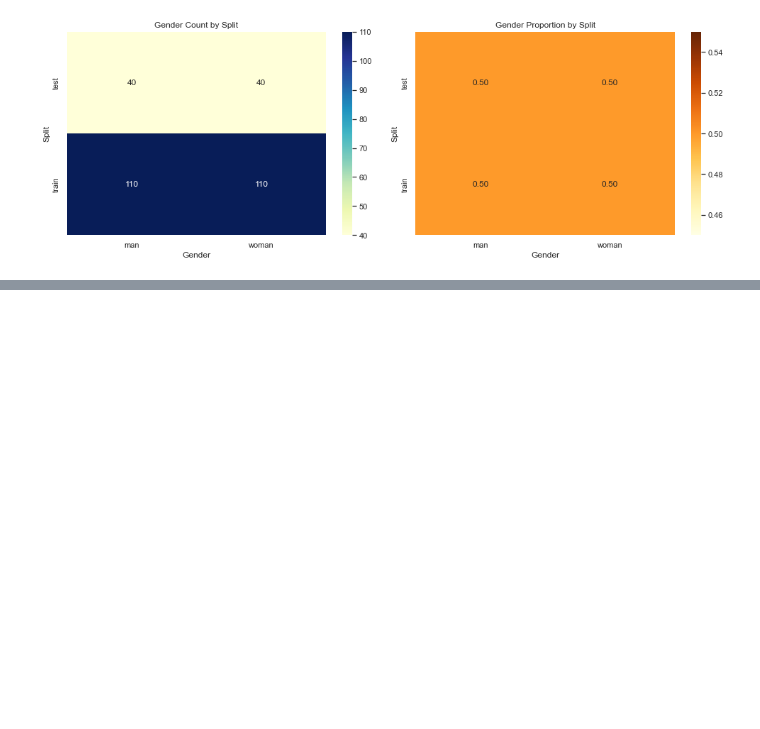
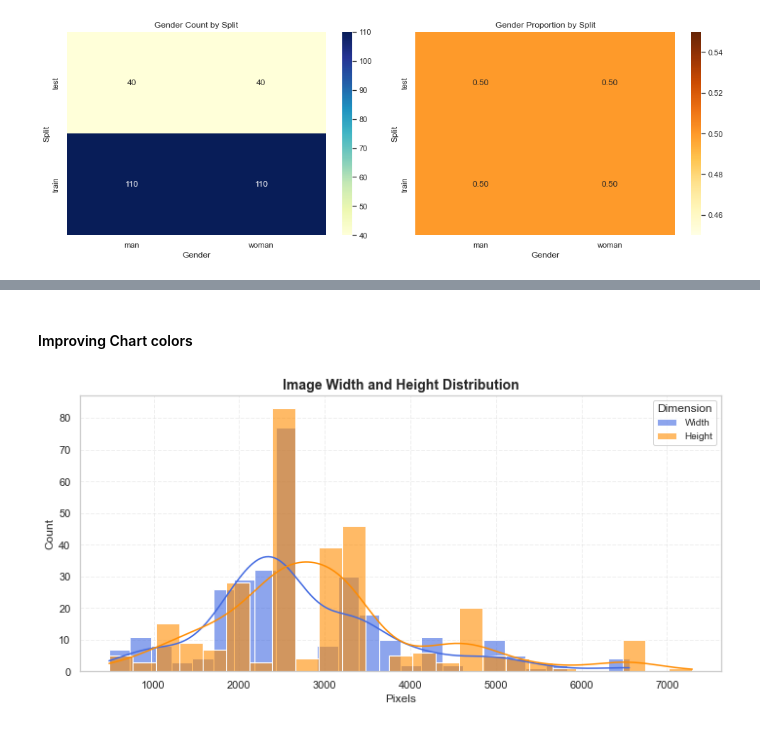
Before and after one commit to AAkinDev/Gender-Detection-CV, a Jupyter notebook: Notebooks/EDA_for_Gender_Detection.ipynb, the cells around one changed output, grey strips where cells are left out. Saved outputs shown, nothing was run; the diff lists cells and outputs as text; code cells hidden in the pictures; blank space fills up the shorter version.

```diff
--- a/Notebooks/EDA_for_Gender_Detection.ipynb
+++ b/Notebooks/EDA_for_Gender_Detection.ipynb
@@ -125,0 +265,34 @@ plt.show()
+# %% [markdown]
+#### Improving Chart colors
+# %%
+plt.figure(figsize=(10, 5))
+
+# Width: royal blue with transparency
+sns.histplot(
+    image_stats_df['width'],
+    bins=25,
+    kde=True,
+    color='#4169E1',  # RoyalBlue
+    label='Width',
+    alpha=0.6
+)
+
+# Height: dark orange with transparency
+sns.histplot(
+    image_stats_df['height'],
+    bins=25,
+    kde=True,
+    color='#FF8C00',  # DarkOrange
+    label='Height',
+    alpha=0.6
+)
+
+plt.title("Image Width and Height Distribution", fontsize=14, weight='bold')
+plt.xlabel("Pixels", fontsize=12)
+plt.ylabel("Count", fontsize=12)
+plt.legend(title="Dimension", fontsize=10)
+plt.grid(True, linestyle='--', alpha=0.3)
+plt.tight_layout()
+plt.show()
+# %% [output]
+[figure, added]
```
Also changed, not shown: parts of 38 cells of this notebook, 2 other files.
